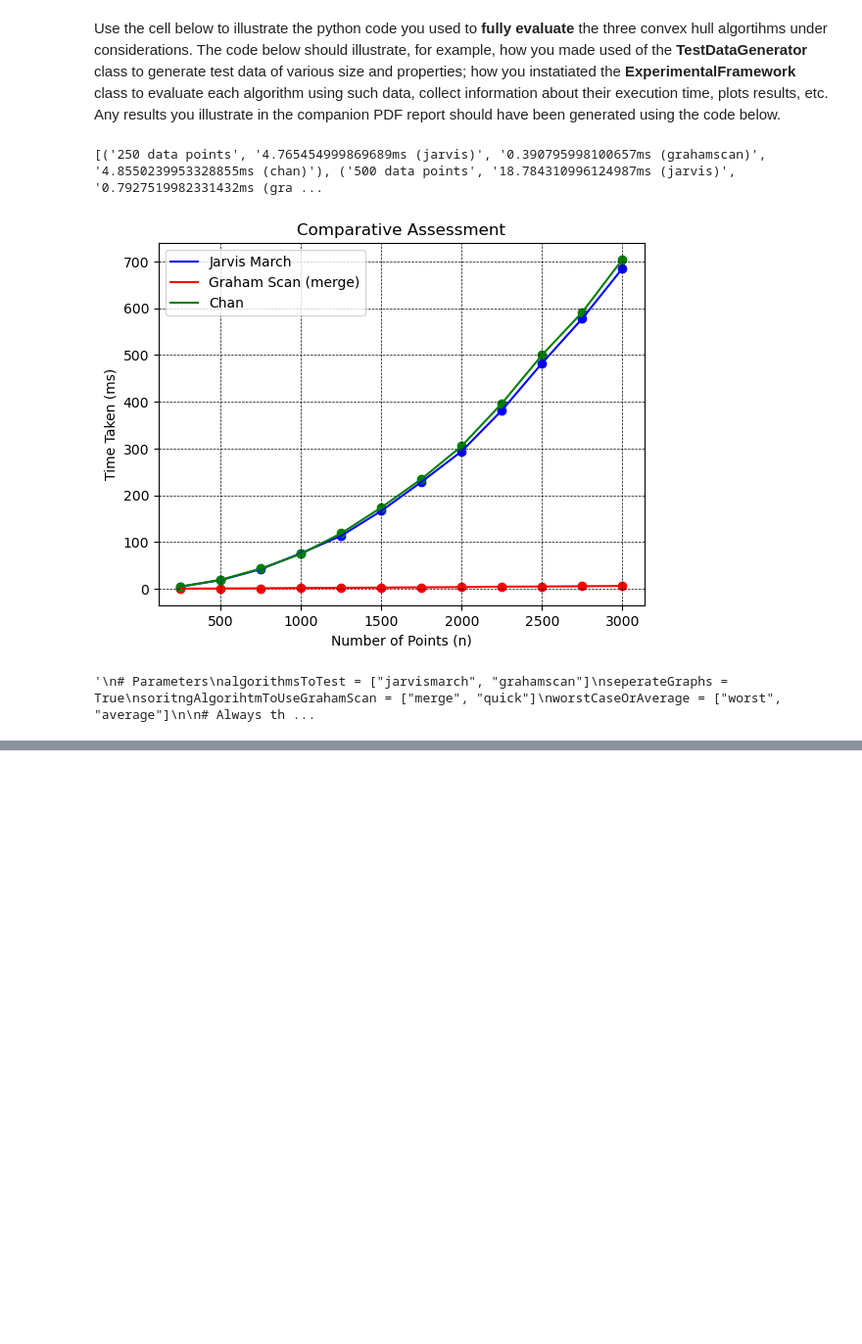
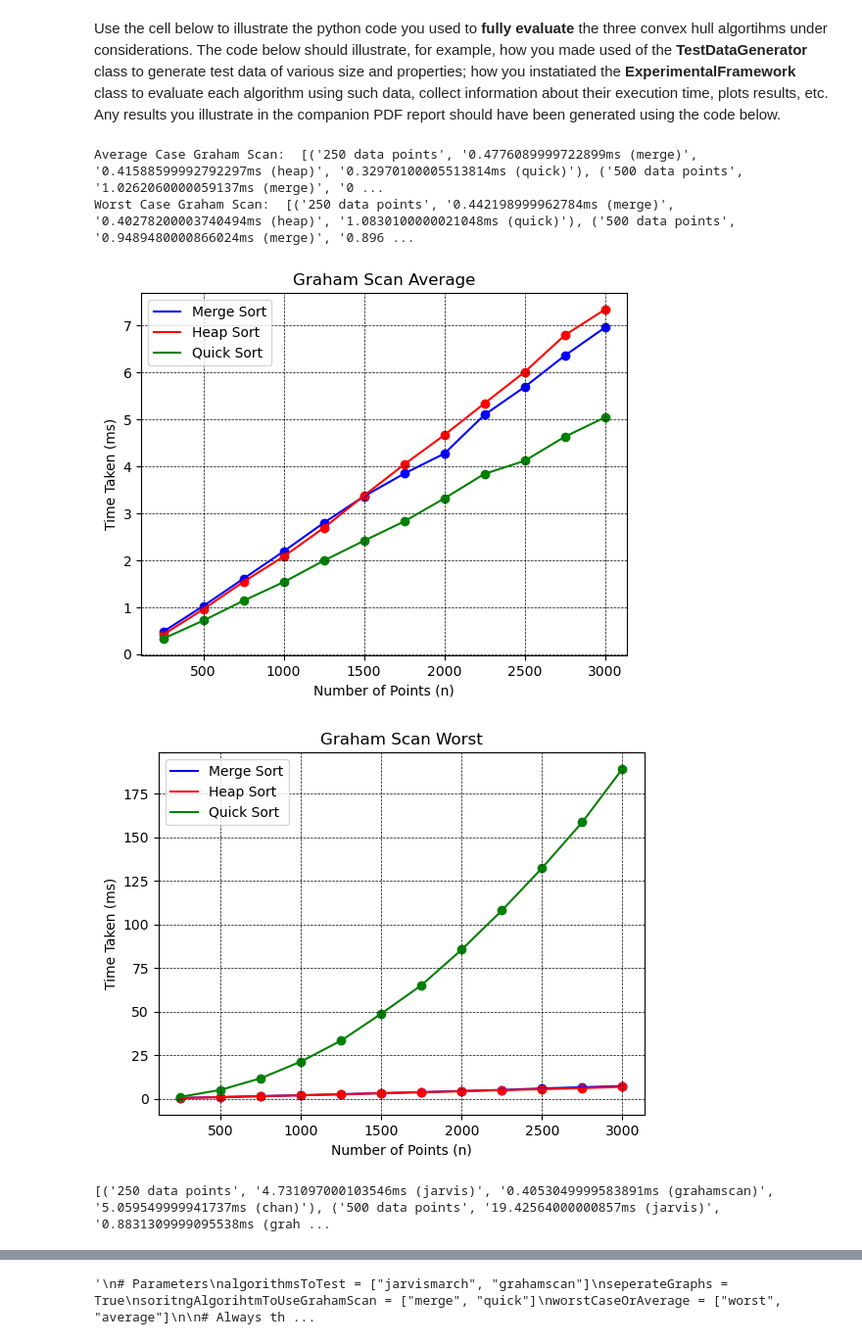
Before and after one commit to ibrahim-gabol-19/AlgrthmsRep, a Jupyter notebook: grp-4-0005code.ipynb, the cells around one changed output, grey strips where cells are left out. Shown at 98% size. Cells and saved outputs as stored; diff of their text form; code cells hidden in the pictures; blank space fills up the shorter version.

```diff
--- a/grp-4-0005code.ipynb
+++ b/grp-4-0005code.ipynb
@@ -416,7 +416,7 @@ class TestDataGenerator():
         lowestIndex, lowestPoint = findLowestPoint(inputSet)
         inputSet[0] , inputSet[lowestIndex] = inputSet[lowestIndex] , inputSet[0]
 
-        sortedPointsWithAngles = [(point, polarAngle(lowestPoint, point), distance(lowestPoint, point)) for point in inputSet[1:]]
+        sortedPointsWithAngles = [(point, polarAngle(lowestPoint, point), dist(lowestPoint, point)) for point in inputSet[1:]]
         # Sort based on polar angle
         sortedPointsWithAngles = heapSort(sortedPointsWithAngles)
         # Make into worst case
@@ -429,7 +429,7 @@ class TestDataGenerator():
         lowestIndex, lowestPoint = findLowestPoint(inputSet)
         inputSet[0] , inputSet[lowestIndex] = inputSet[lowestIndex] , inputSet[0]
 
-        sortedPointsWithAngles = [(point, polarAngle(lowestPoint, point), distance(lowestPoint, point)) for point in inputSet[1:]]
+        sortedPointsWithAngles = [(point, polarAngle(lowestPoint, point), dist(lowestPoint, point)) for point in inputSet[1:]]
         # Sort based on polar angle
         # Makes into worst case
         sortedPointsWithAngles = quickSort(sortedPointsWithAngles, 0, len(sortedPointsWithAngles) - 1)
@@ -442,7 +442,7 @@ class TestDataGenerator():
         lowestIndex, lowestPoint = findLowestPoint(inputSet)
         inputSet[0] , inputSet[lowestIndex] = inputSet[lowestIndex] , inputSet[0]
 
-        sortedPointsWithAngles = [(point, polarAngle(lowestPoint, point), distance(lowestPoint, point)) for point in inputSet[1:]]
+        sortedPointsWithAngles = [(point, polarAngle(lowestPoint, point), dist(lowestPoint, point)) for point in inputSet[1:]]
         # Sort based on polar angle
         sortedPointsWithAngles = mergeSort(sortedPointsWithAngles)
         # Make into worst case
@@ -710,7 +710,7 @@ class ExperimentalFramework():
         # Generate test data
         inputData = []
         for num in ranges:
-            inputData.append(self.testData.genRandWithNH(num, num//2))
+            inputData.append(self.testData.genRandWithNH(num, 10))
 
 
         # Get times for each algorithm
@@ -749,7 +749,7 @@ Use the cell below to illustrate the python code you used to **fully evaluate**
 framework = ExperimentalFramework()
 
 # framework.reportJarvisMarch()
-# framework.reportGrahamScan()
+framework.reportGrahamScan()
 # framework.reportChan()
 framework.comparativeAssessment()
 # Should also add polymorphism
@@ -761,33 +761,35 @@ framework.comparativeAssessment()
 # Constants
 ranges = [i for i in range[100, 3000, 250]]
 numOfTests = 3  # ( we should take the median)"""
 """
 # Parameters
 algorithmsToTest = ["jarvismarch", "grahamscan"]
 seperateGraphs = True
 soritngAlgorihtmToUseGrahamScan = ["merge", "quick"]
 worstCaseOrAverage = ["worst", "average"]
 
 # Always the same number of tests:
 framework.report(algorithmsToTest , seperateGraphs,  soritngAlgorihtmToUseGrahamScan )
 
 # There's 4 end-user functions that generate the report for each algorithm and final comparison
 # Jarvis March gives one grpah with average and worst plotted on the same graph
 framework.jarvisMarch()
 
 
 # Graham Scan gives two graphs: Average and Worst, with three lines for soritng algorithm used
 framework.grahamScan()
 
 # Lets wait for raem
 framework.chan()
 
 # FInal Comparison will generate one graph three lines
 # Will show, for small data: Jarvis March is better
 # Will show, for large data: Graham Scan should be better
 # Will show, for Chan's: something
 framework.finalComparison()"""
 # %% [output]
-[('250 data points', '4.765454999869689ms (jarvis)', '0.390795998100657ms (grahamscan)', '4.8550239953328855ms (chan)'), ('500 data points', '18.784310996124987ms (jarvis)', '0.7927519982331432ms (gra ...
+Average Case Graham Scan:  [('250 data points', '0.4776089999722899ms (merge)', '0.41588599992792297ms (heap)', '0.32970100005513814ms (quick)'), ('500 data points', '1.0262060000059137ms (merge)', '0 ...
+Worst Case Graham Scan:  [('250 data points', '0.442198999962784ms (merge)', '0.40278200003740494ms (heap)', '1.0830100000021048ms (quick)'), ('500 data points', '0.9489480000866024ms (merge)', '0.896 ...
-[figure, old version]
+[figure, new version]
+[figure, added]
-'\n# Parameters\nalgorithmsToTest = ["jarvismarch", "grahamscan"]\nseperateGraphs = True\nsoritngAlgorihtmToUseGrahamScan = ["merge", "quick"]\nworstCaseOrAverage = ["worst", "average"]\n\n# Always th ...
+[('250 data points', '4.731097000103546ms (jarvis)', '0.4053049999583891ms (grahamscan)', '5.059549999941737ms (chan)'), ('500 data points', '19.42564000000857ms (jarvis)', '0.8831309999095538ms (grah ...
@@ -794,3 +797,4 @@ framework.finalComparison()"""
+'\n# Parameters\nalgorithmsToTest = ["jarvismarch", "grahamscan"]\nseperateGraphs = True\nsoritngAlgorihtmToUseGrahamScan = ["merge", "quick"]\nworstCaseOrAverage = ["worst", "average"]\n\n# Always th ...
 # %%
 #generate random points in (0,0) to (m, m)
 #looks silly for small h
```
Also changed, not shown: parts of 2 cells of this notebook.
